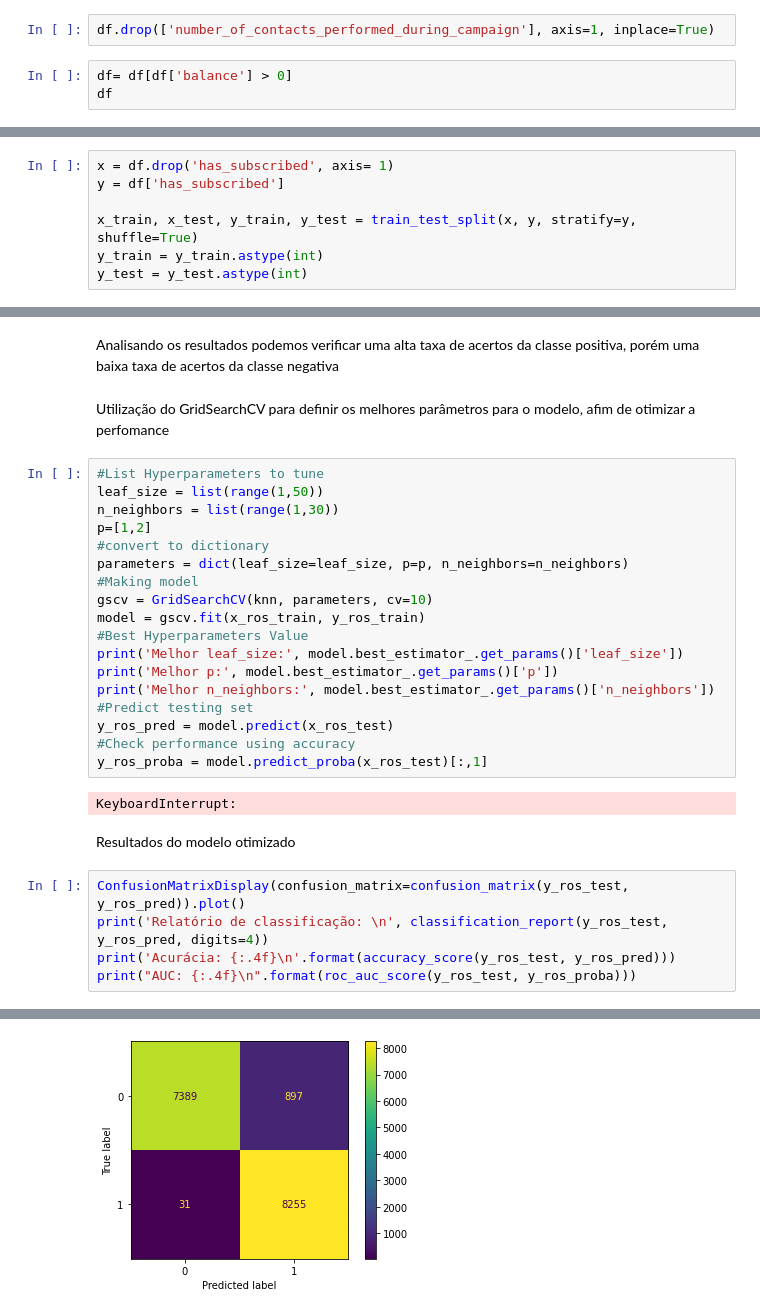
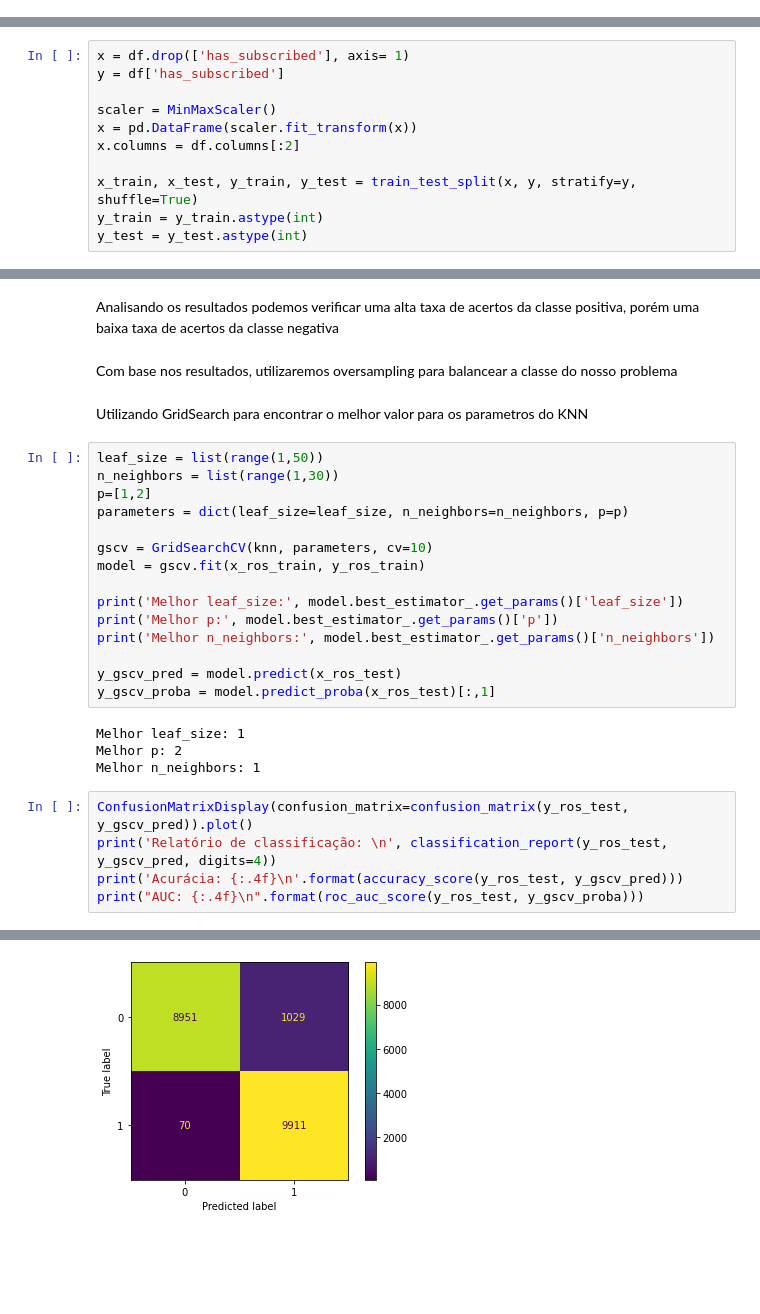
Before and after one commit to NickolasCrema/TB2_DATASCIENCE, a Jupyter notebook: dados.ipynb, the cells around one changed output, grey strips where cells are left out. Saved outputs shown, nothing was run; the diff lists cells and outputs as text; blank space fills up the shorter version.

```diff
--- a/dados.ipynb
+++ b/dados.ipynb
@@ -287,5 +122,0 @@ df.drop(['job'], axis=1, inplace=True)
-# %%
-df.drop(['number_of_contacts_performed_during_campaign'], axis=1, inplace=True)
-# %%
-df= df[df['balance'] > 0]
-df
@@ -313,8 +146,12 @@ sns.countplot(x= 'has_subscribed', data=df)
 # %% [markdown]
 Coletando os dados de treino e teste
 # %%
-x = df.drop('has_subscribed', axis= 1)
+x = df.drop(['has_subscribed'], axis= 1)
 y = df['has_subscribed']
+
+scaler = MinMaxScaler()
+x = pd.DataFrame(scaler.fit_transform(x))
+x.columns = df.columns[:2]
 
 x_train, x_test, y_train, y_test = train_test_split(x, y, stratify=y, shuffle=True)
 y_train = y_train.astype(int)
@@ -446,34 +285,33 @@ AUC: 0.9412
 # %% [markdown]
 Analisando os resultados podemos verificar uma alta taxa de acertos da classe positiva, porém uma baixa taxa de acertos da classe negativa
-# %% [markdown]
-Utilização do GridSearchCV para definir os melhores parâmetros para o modelo, afim de otimizar a perfomance
+# %% [markdown]
+Com base nos resultados, utilizaremos oversampling para balancear a classe do nosso problema
+# %% [markdown]
+Utilizando GridSearch para encontrar o melhor valor para os parametros do KNN
 # %%
-#List Hyperparameters to tune
 leaf_size = list(range(1,50))
 n_neighbors = list(range(1,30))
 p=[1,2]
-#convert to dictionary
-parameters = dict(leaf_size=leaf_size, p=p, n_neighbors=n_neighbors)
-#Making model
+parameters = dict(leaf_size=leaf_size, n_neighbors=n_neighbors, p=p)
+
 gscv = GridSearchCV(knn, parameters, cv=10)
 model = gscv.fit(x_ros_train, y_ros_train)
-#Best Hyperparameters Value
+
 print('Melhor leaf_size:', model.best_estimator_.get_params()['leaf_size'])
 print('Melhor p:', model.best_estimator_.get_params()['p'])
 print('Melhor n_neighbors:', model.best_estimator_.get_params()['n_neighbors'])
-#Predict testing set
-y_ros_pred = model.predict(x_ros_test)
-#Check performance using accuracy
-y_ros_proba = model.predict_proba(x_ros_test)[:,1]
+
+y_gscv_pred = model.predict(x_ros_test)
+y_gscv_proba = model.predict_proba(x_ros_test)[:,1]
 # %% [output]
-KeyboardInterrupt:
+Melhor leaf_size: 1
+Melhor p: 2
+Melhor n_neighbors: 1
-# %% [markdown]
-Resultados do modelo otimizado
 # %%
-ConfusionMatrixDisplay(confusion_matrix=confusion_matrix(y_ros_test, y_ros_pred)).plot()
-print('Relatório de classificação: \n', classification_report(y_ros_test, y_ros_pred, digits=4))
-print('Acurácia: {:.4f}\n'.format(accuracy_score(y_ros_test, y_ros_pred)))
-print("AUC: {:.4f}\n".format(roc_auc_score(y_ros_test, y_ros_proba)))
+ConfusionMatrixDisplay(confusion_matrix=confusion_matrix(y_ros_test, y_gscv_pred)).plot()
+print('Relatório de classificação: \n', classification_report(y_ros_test, y_gscv_pred, digits=4))
+print('Acurácia: {:.4f}\n'.format(accuracy_score(y_ros_test, y_gscv_pred)))
+print("AUC: {:.4f}\n".format(roc_auc_score(y_ros_test, y_gscv_proba)))
 # %% [output]
 Relatório de classificação:
                precision    recall  f1-score   support
@@ -491 +329 @@ AUC: 0.9440
-[figure, old version]
+[figure, new version]
```
Also changed, not shown: parts of 67 cells of this notebook.
